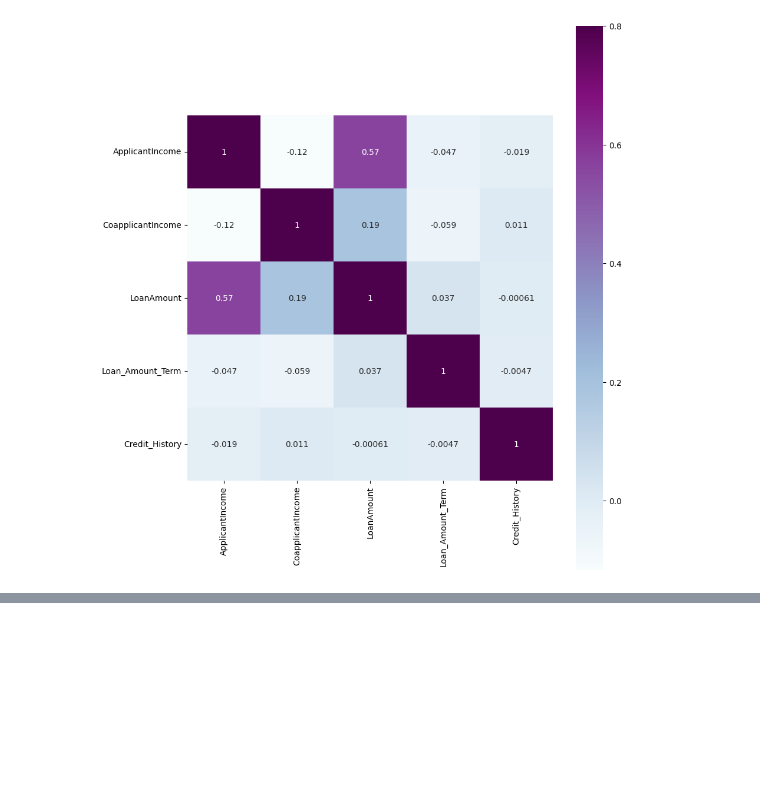
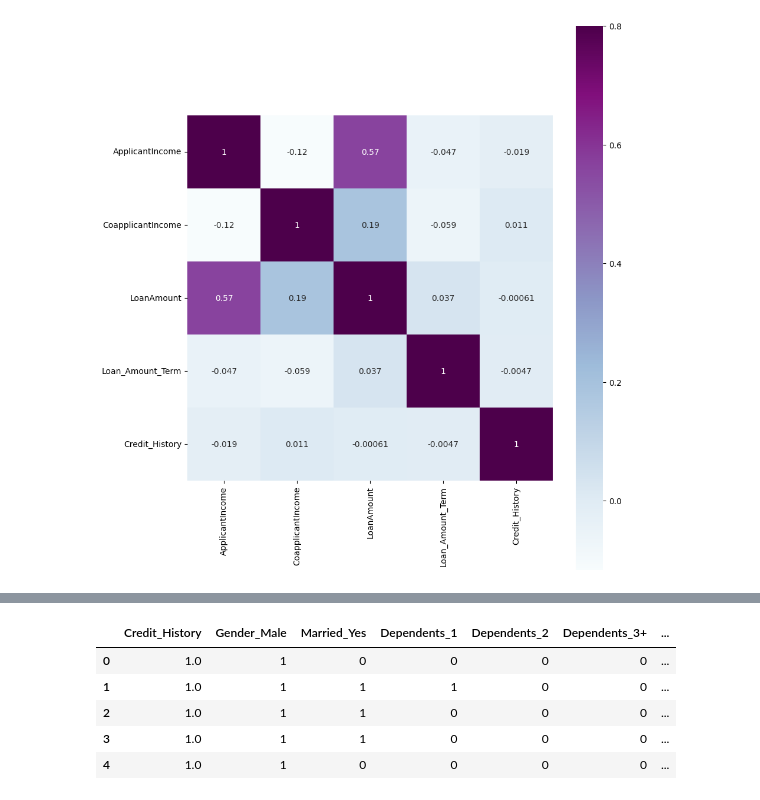
Before and after one commit to Romarou/forecast-loan, a Jupyter notebook: prevision.ipynb, the cells around one changed output, grey strips where cells are left out. Saved outputs shown, nothing was run; the diff lists cells and outputs as text; code cells hidden in the pictures; blank space fills up the shorter version.

```diff
--- a/prevision.ipynb
+++ b/prevision.ipynb
@@ -243,0 +301,10 @@ sns.heatmap(matrix,vmax=.8,square=True,cmap="BuPu",annot=True)
+# %%
+df_encoded = pd.concat([df_cat,df_num],axis=1)
+df_encoded.head()
+# %% [output]
+|  | Credit_History | Gender_Male | Married_Yes | Dependents_1 | Dependents_2 | Dependents_3+ | ... |
+| 0 | 1.0 | 1 | 0 | 0 | 0 | 0 | ... |
+| 1 | 1.0 | 1 | 1 | 1 | 0 | 0 | ... |
+| 2 | 1.0 | 1 | 1 | 0 | 0 | 0 | ... |
+| 3 | 1.0 | 1 | 1 | 0 | 0 | 0 | ... |
+| 4 | 1.0 | 1 | 0 | 0 | 0 | 0 | ... |
```
Also changed, not shown: parts of 13 cells of this notebook, 1 other file.
